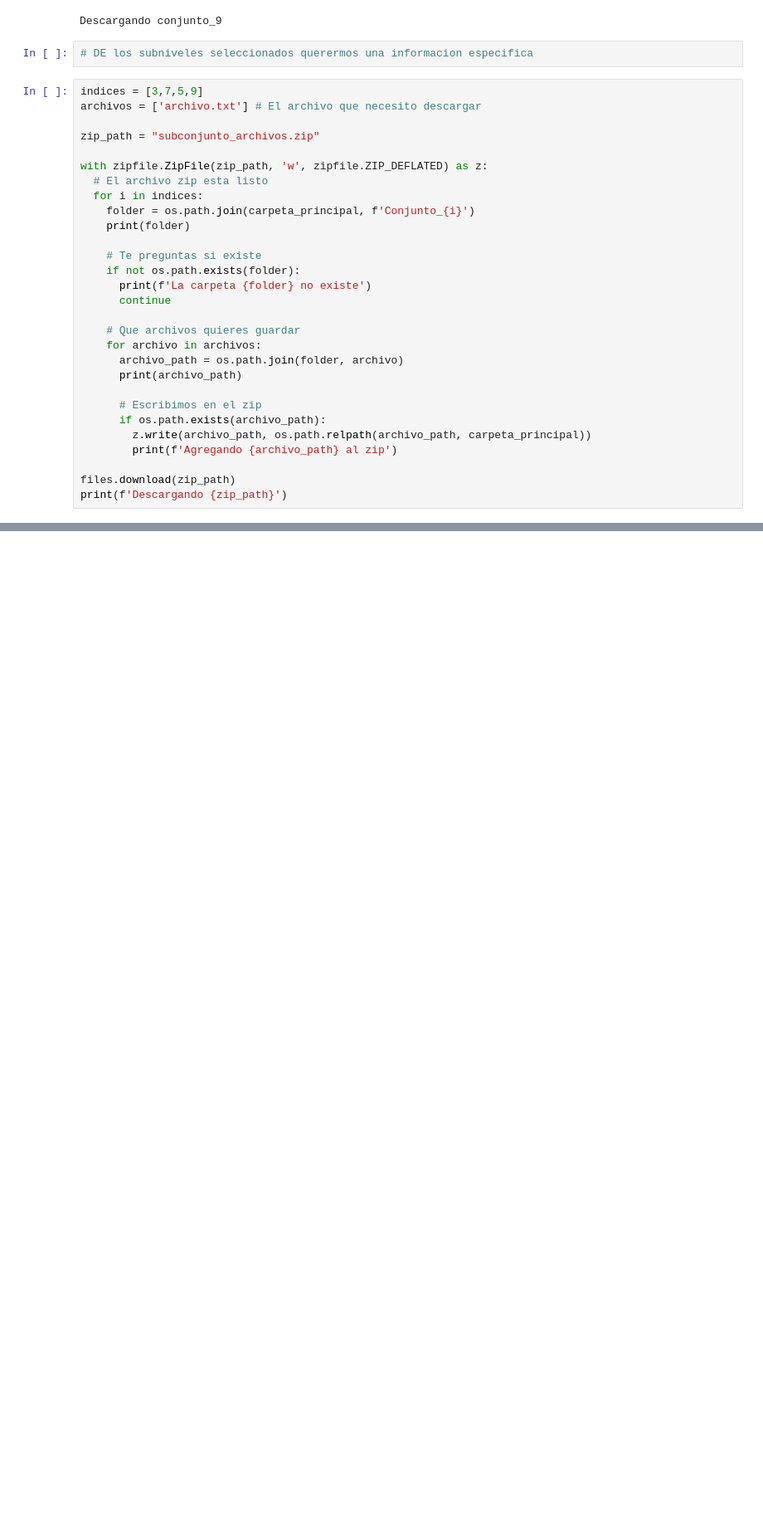
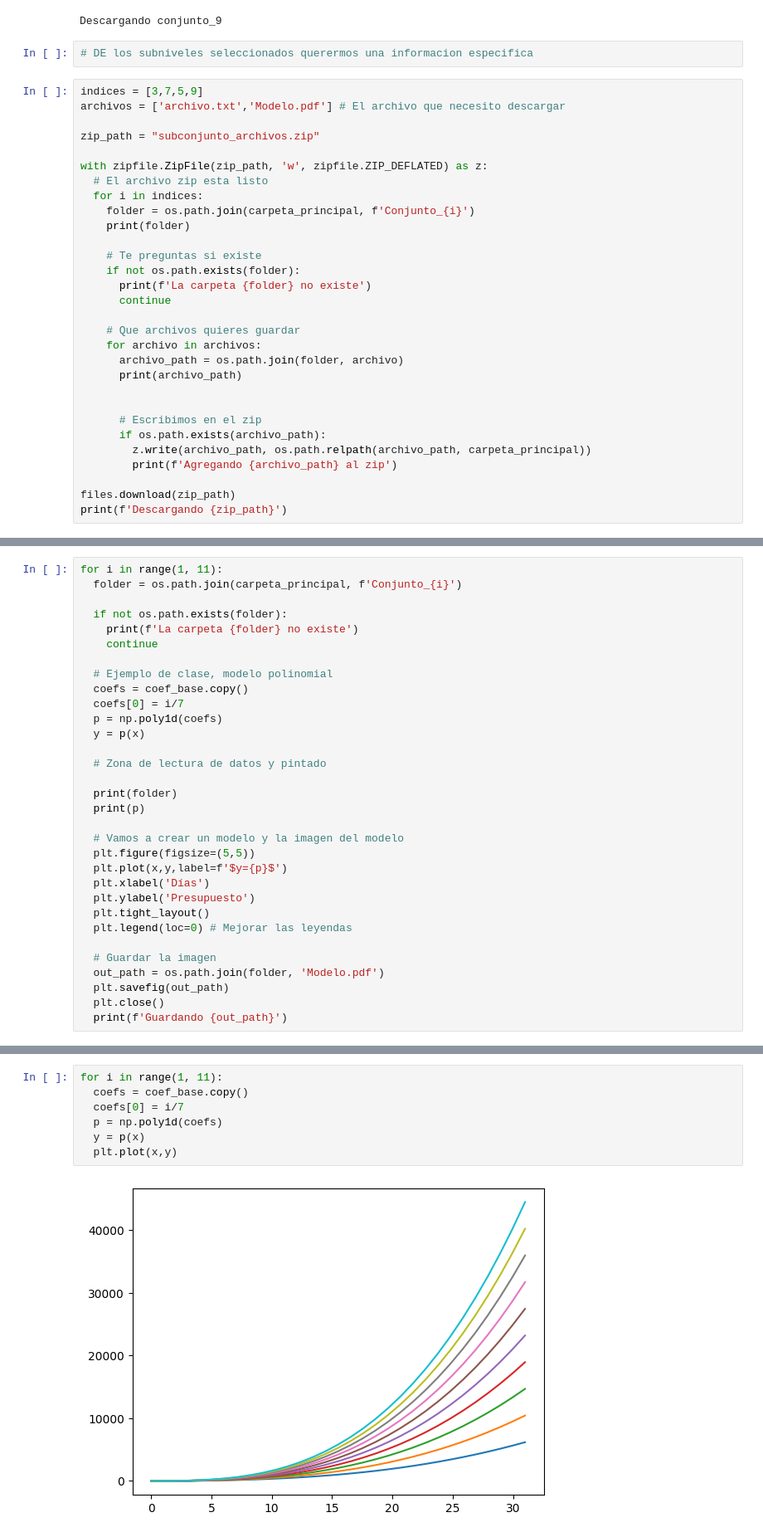
Before and after one commit to asegura4488/CienciaDatos, a Jupyter notebook: Semana2/ManejoDatos.ipynb, the cells around one changed output, grey strips where cells are left out. Shown at 83% size. Cells and saved outputs as stored; diff of their text form; blank space fills up the shorter version.

```diff
--- a/Semana2/ManejoDatos.ipynb
+++ b/Semana2/ManejoDatos.ipynb
@@ -128,7 +128,7 @@ Descargando conjunto_9
 # DE los subniveles seleccionados querermos una informacion especifica
 # %%
 indices = [3,7,5,9]
-archivos = ['archivo.txt'] # El archivo que necesito descargar
+archivos = ['archivo.txt','Modelo.pdf'] # El archivo que necesito descargar
 
 zip_path = "subconjunto_archivos.zip"
 
@@ -148,6 +148,7 @@ with zipfile.ZipFile(zip_path, 'w', zipfile.ZIP_DEFLATED) as z:
       archivo_path = os.path.join(folder, archivo)
       print(archivo_path)
 
+
       # Escribimos en el zip
       if os.path.exists(archivo_path):
         z.write(archivo_path, os.path.relpath(archivo_path, carpeta_principal))
@@ -173,0 +205,32 @@ Descargando subconjunto_archivos.zip
+# %%
+for i in range(1, 11):
+  folder = os.path.join(carpeta_principal, f'Conjunto_{i}')
+
+  if not os.path.exists(folder):
+    print(f'La carpeta {folder} no existe')
+    continue
+
+  # Ejemplo de clase, modelo polinomial
+  coefs = coef_base.copy()
+  coefs[0] = i/7
+  p = np.poly1d(coefs)
+  y = p(x)
+
+  # Zona de lectura de datos y pintado
+
+  print(folder)
+  print(p)
+
+  # Vamos a crear un modelo y la imagen del modelo
+  plt.figure(figsize=(5,5))
+  plt.plot(x,y,label=f'$y={p}$')
+  plt.xlabel('Días')
+  plt.ylabel('Presupuesto')
+  plt.tight_layout()
+  plt.legend(loc=0) # Mejorar las leyendas
+
+  # Guardar la imagen
+  out_path = os.path.join(folder, 'Modelo.pdf')
+  plt.savefig(out_path)
+  plt.close()
+  print(f'Guardando {out_path}')
@@ -173,0 +255,9 @@ Descargando subconjunto_archivos.zip
+# %%
+for i in range(1, 11):
+  coefs = coef_base.copy()
+  coefs[0] = i/7
+  p = np.poly1d(coefs)
+  y = p(x)
+  plt.plot(x,y)
+# %% [output]
+[figure, added]
```
Also changed, not shown: parts of 8 cells of this notebook.
